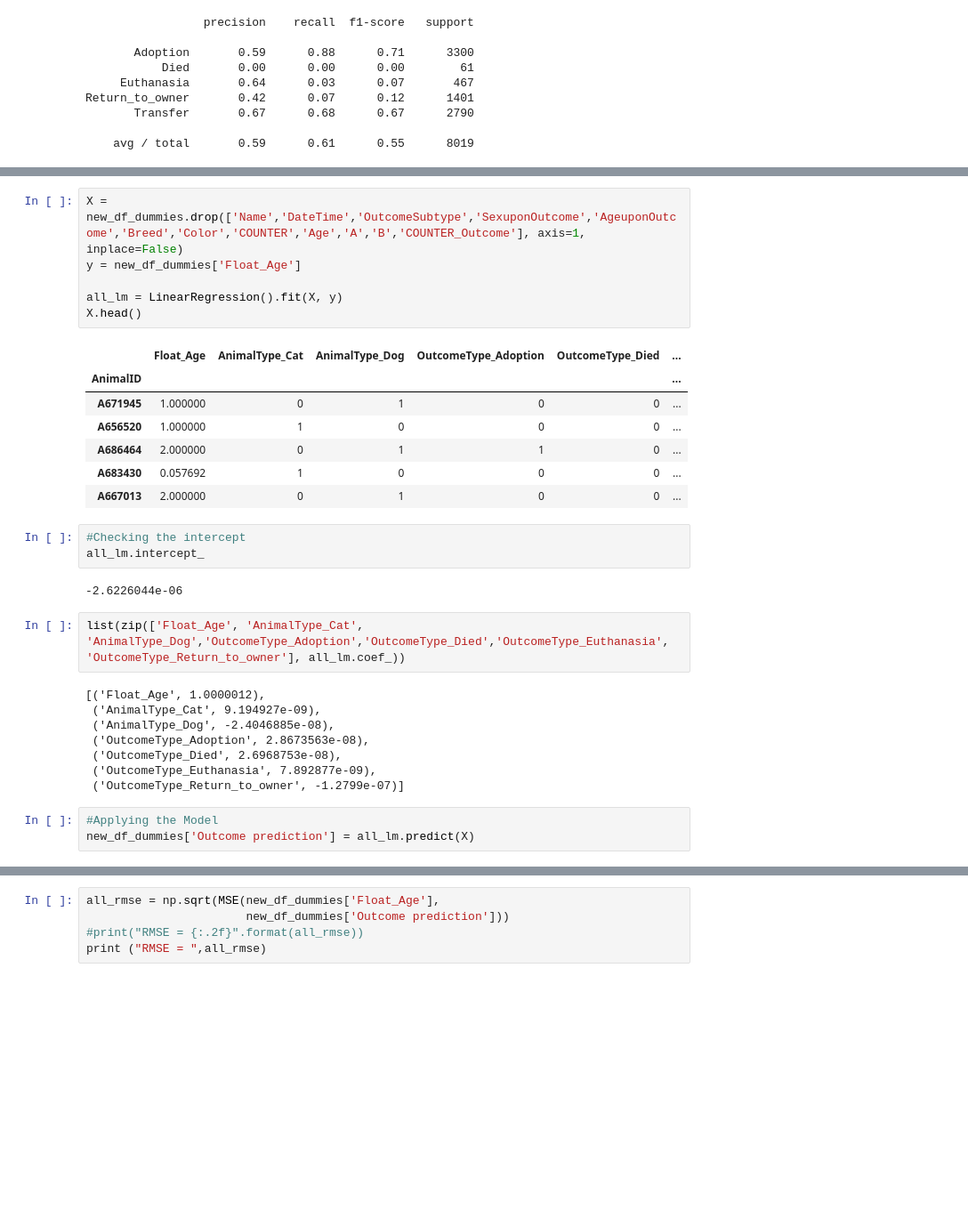
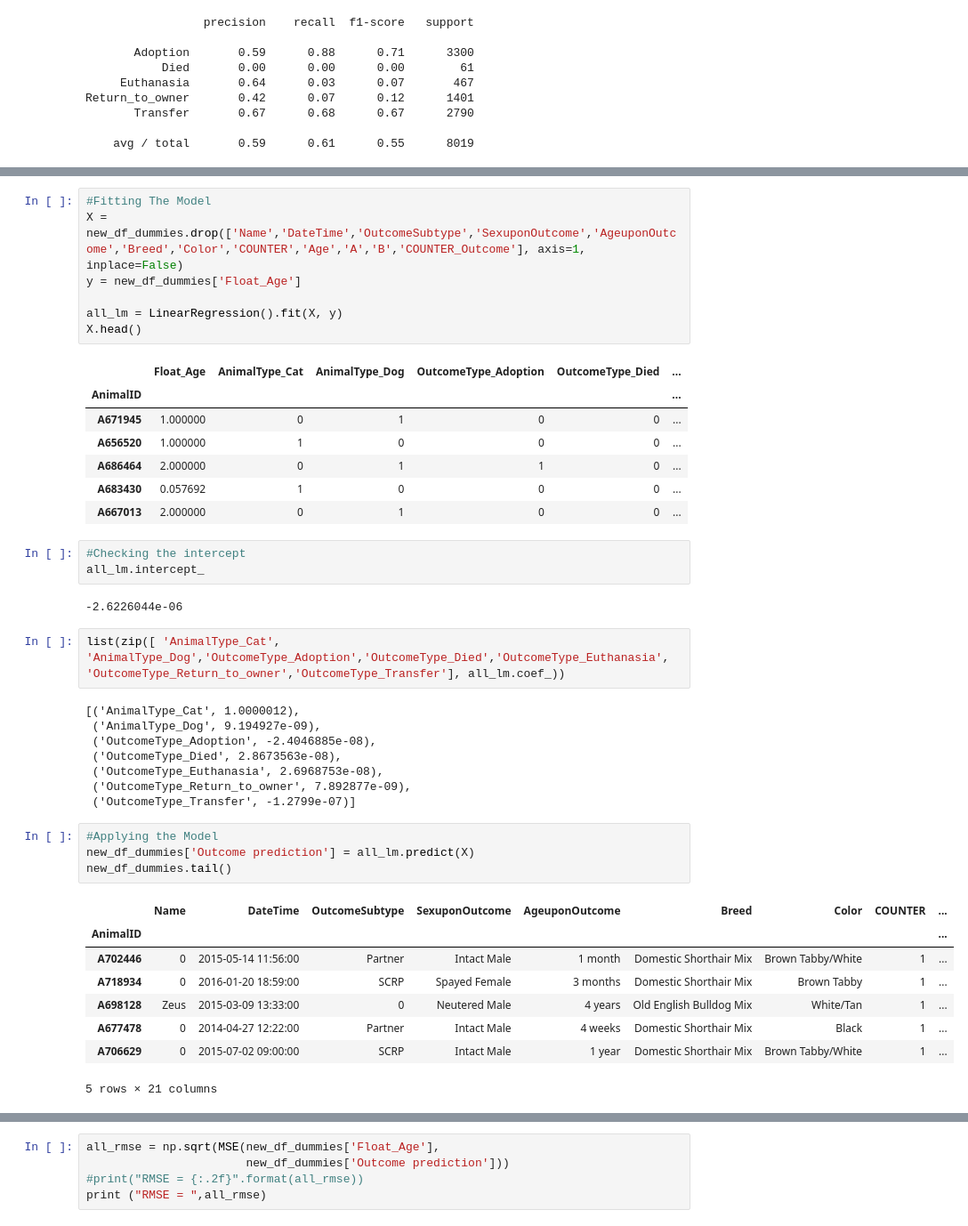
Before and after one commit to Jaket2030/Animals, a Jupyter notebook: shelter_animals_outcome .ipynb, the cells around one changed output, grey strips where cells are left out. Shown at 89% size. Cells and saved outputs as stored; diff of their text form; blank space fills up the shorter version.

```diff
--- a/shelter_animals_outcome .ipynb
+++ b/shelter_animals_outcome .ipynb
@@ -507,6 +508,7 @@ new_df_dummies.head()
 | A683430 | 0 | 2014-07-11 19:09:00 | Partner | Intact Male | 3 weeks | Domestic Shorthair Mix | Blue Cream | 1 | ... |
 | A667013 | 0 | 2013-11-15 12:52:00 | Partner | Neutered Male | 2 years | Lhasa Apso/Miniature Poodle | Tan | 1 | ... |
 # %%
+#Fitting The Model
 X = new_df_dummies.drop(['Name','DateTime','OutcomeSubtype','SexuponOutcome','AgeuponOutcome','Breed','Color','COUNTER','Age','A','B','COUNTER_Outcome'], axis=1, inplace=False)
 y = new_df_dummies['Float_Age']
 
@@ -526,15 +528,25 @@ all_lm.intercept_
 # %% [output]
 -2.6226044e-06
 # %%
-list(zip(['Float_Age', 'AnimalType_Cat', 'AnimalType_Dog','OutcomeType_Adoption','OutcomeType_Died','OutcomeType_Euthanasia', 'OutcomeType_Return_to_owner'], all_lm.coef_))
+list(zip([ 'AnimalType_Cat', 'AnimalType_Dog','OutcomeType_Adoption','OutcomeType_Died','OutcomeType_Euthanasia', 'OutcomeType_Return_to_owner','OutcomeType_Transfer'], all_lm.coef_))
 # %% [output]
-[('Float_Age', 1.0000012),
- ('AnimalType_Cat', 9.194927e-09),
- ('AnimalType_Dog', -2.4046885e-08),
- ('OutcomeType_Adoption', 2.8673563e-08),
- ('OutcomeType_Died', 2.6968753e-08),
- ('OutcomeType_Euthanasia', 7.892877e-09),
- ('OutcomeType_Return_to_owner', -1.2799e-07)]
+[('AnimalType_Cat', 1.0000012),
+ ('AnimalType_Dog', 9.194927e-09),
+ ('OutcomeType_Adoption', -2.4046885e-08),
+ ('OutcomeType_Died', 2.8673563e-08),
+ ('OutcomeType_Euthanasia', 2.6968753e-08),
+ ('OutcomeType_Return_to_owner', 7.892877e-09),
+ ('OutcomeType_Transfer', -1.2799e-07)]
 # %%
 #Applying the Model
 new_df_dummies['Outcome prediction'] = all_lm.predict(X)
+new_df_dummies.tail()
+# %% [output]
+|  | Name | DateTime | OutcomeSubtype | SexuponOutcome | AgeuponOutcome | Breed | Color | COUNTER | ... |
+| AnimalID |  |  |  |  |  |  |  |  | ... |
+| A702446 | 0 | 2015-05-14 11:56:00 | Partner | Intact Male | 1 month | Domestic Shorthair Mix | Brown Tabby/White | 1 | ... |
+| A718934 | 0 | 2016-01-20 18:59:00 | SCRP | Spayed Female | 3 months | Domestic Shorthair Mix | Brown Tabby | 1 | ... |
+| A698128 | Zeus | 2015-03-09 13:33:00 | 0 | Neutered Male | 4 years | Old English Bulldog Mix | White/Tan | 1 | ... |
+| A677478 | 0 | 2014-04-27 12:22:00 | Partner | Intact Male | 4 weeks | Domestic Shorthair Mix | Black | 1 | ... |
+| A706629 | 0 | 2015-07-02 09:00:00 | SCRP | Intact Male | 1 year | Domestic Shorthair Mix | Brown Tabby/White | 1 | ... |
+5 rows × 21 columns
```
Also changed, not shown: parts of 8 cells of this notebook.
